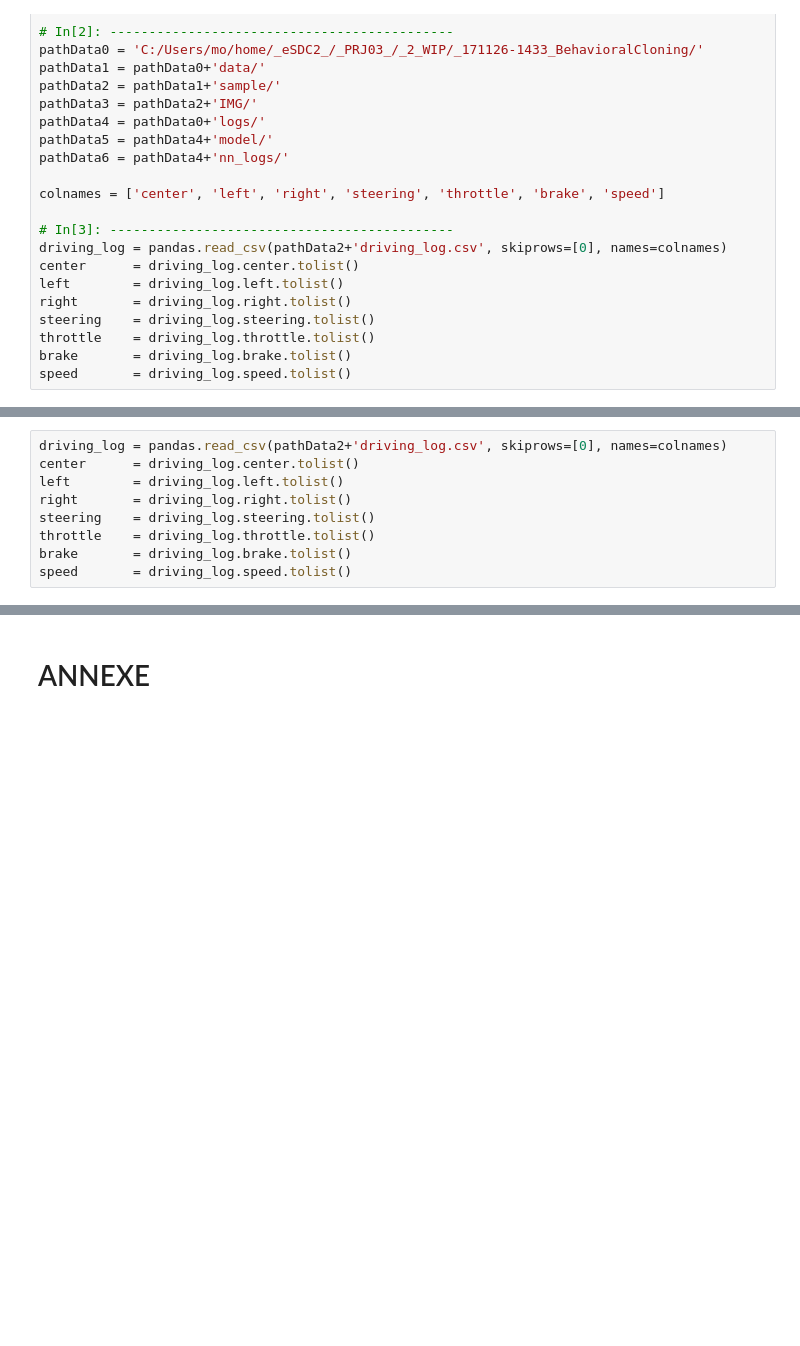
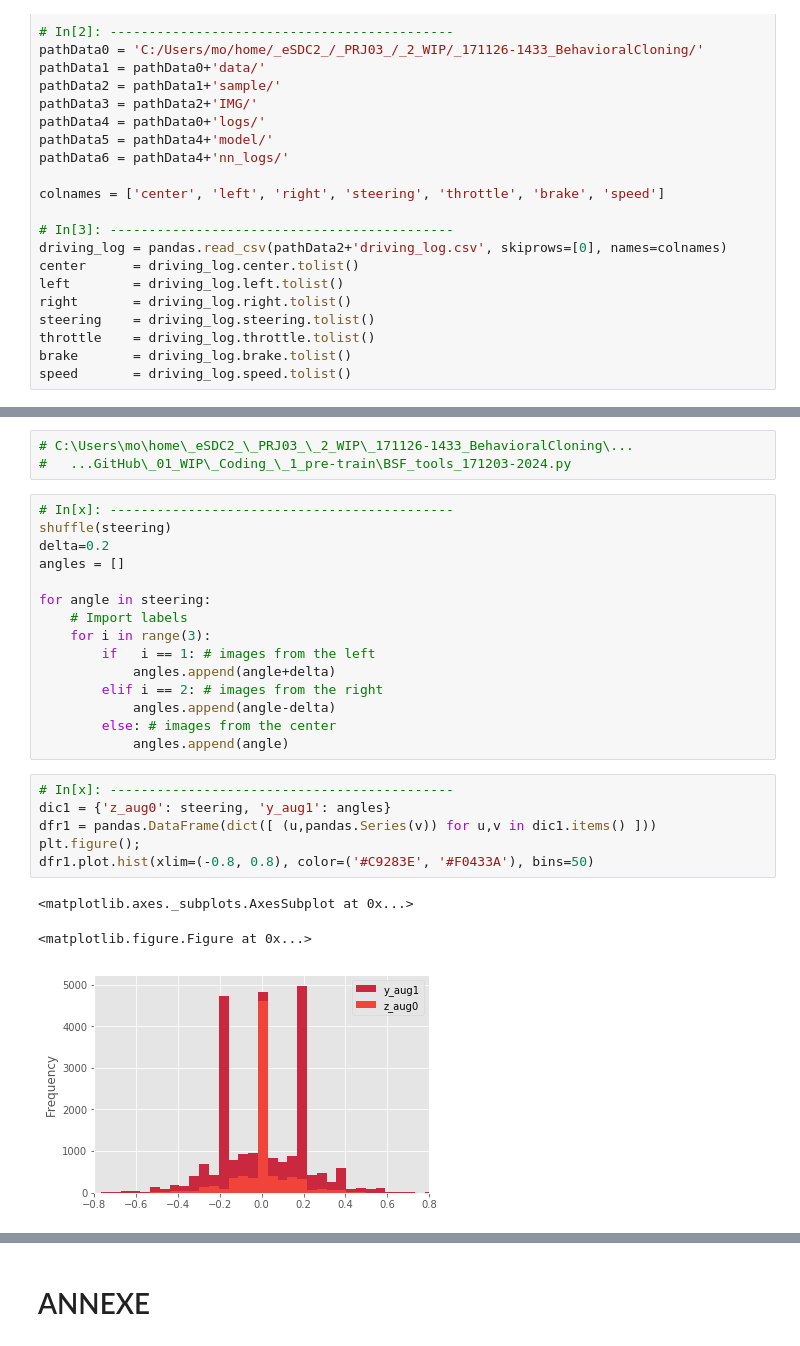
Before and after one commit to chatmoon/SDC_PRJ03_Cloning, a Jupyter notebook: _01_WIP/_Writeup_/_DATA EXPLORATION_.ipynb, the cells around one changed output, grey strips where cells are left out. Cells and saved outputs as stored; diff of their text form; blank space fills up the shorter version.

```diff
--- a/_01_WIP/_Writeup_/_DATA EXPLORATION_.ipynb
+++ b/_01_WIP/_Writeup_/_DATA EXPLORATION_.ipynb
@@ -48,9 +48,0 @@ dfr0.plot.hist(stacked=True, bins=20) # (alpha=0.5)
-# %%
-driving_log = pandas.read_csv(pathData2+'driving_log.csv', skiprows=[0], names=colnames)
-center      = driving_log.center.tolist()
-left        = driving_log.left.tolist()
-right       = driving_log.right.tolist()
-steering    = driving_log.steering.tolist()
-throttle    = driving_log.throttle.tolist()
-brake       = driving_log.brake.tolist()
-speed       = driving_log.speed.tolist()
@@ -66,0 +51,28 @@ df10.plot.hist(stacked=True, bins=20)
+# %%
+# C:\Users\mo\home\_eSDC2_\_PRJ03_\_2_WIP\_171126-1433_BehavioralCloning\...
+#   ...GitHub\_01_WIP\_Coding_\_1_pre-train\BSF_tools_171203-2024.py
+# %%
+# In[x]: --------------------------------------------
+shuffle(steering)
+delta=0.2
+angles = []
+
+for angle in steering:
+    # Import labels
+    for i in range(3):
+        if   i == 1: # images from the left
+            angles.append(angle+delta)
+        elif i == 2: # images from the right
+            angles.append(angle-delta)
+        else: # images from the center
+            angles.append(angle)
+# %%
+# In[x]: --------------------------------------------
+dic1 = {'z_aug0': steering, 'y_aug1': angles}
+dfr1 = pandas.DataFrame(dict([ (u,pandas.Series(v)) for u,v in dic1.items() ]))
+plt.figure();
+dfr1.plot.hist(xlim=(-0.8, 0.8), color=('#C9283E', '#F0433A'), bins=50)
+# %% [output]
+<matplotlib.axes._subplots.AxesSubplot at 0x...>
+<matplotlib.figure.Figure at 0x...>
+[figure, added]
```
Also changed, not shown: parts of 17 cells of this notebook, 6 other files.
